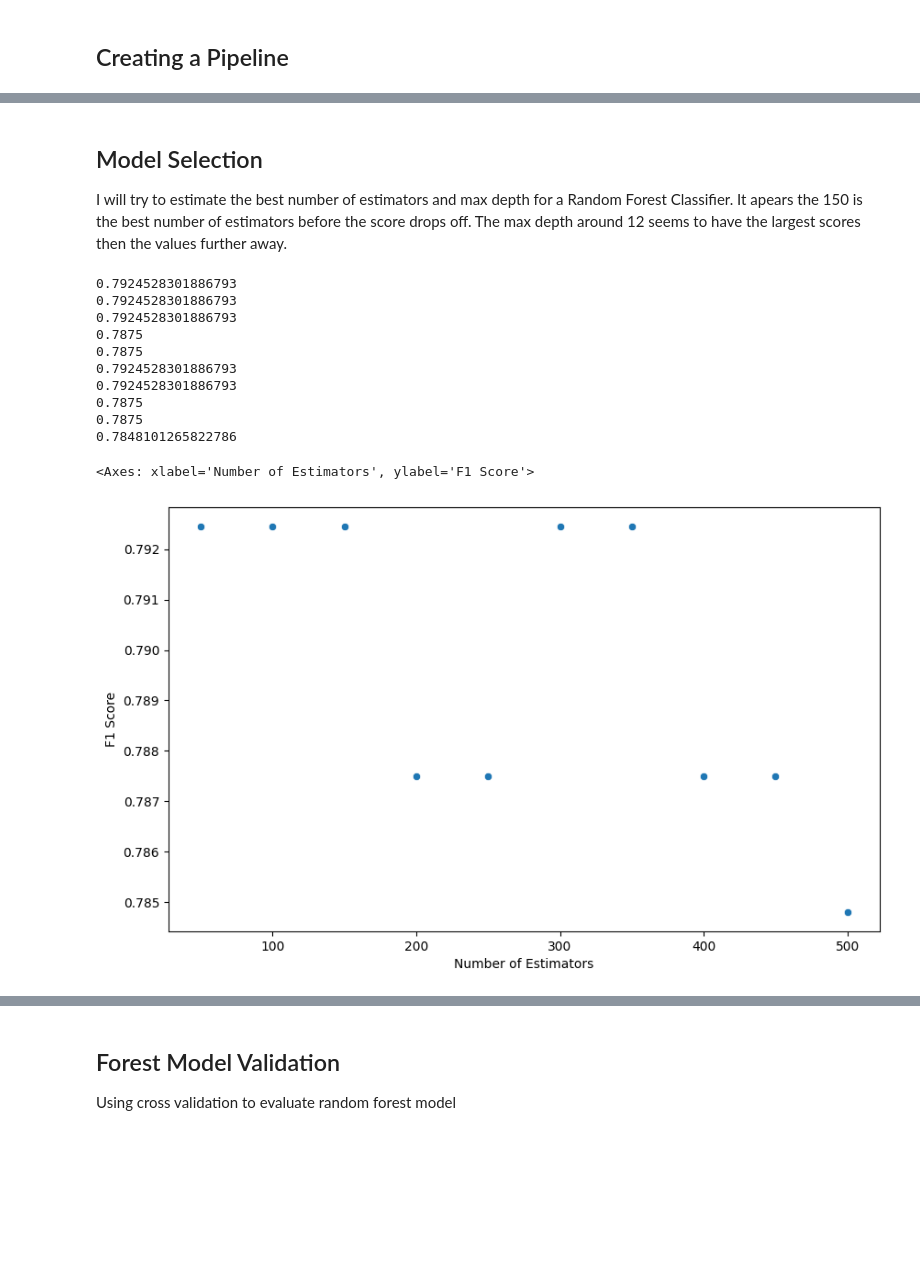
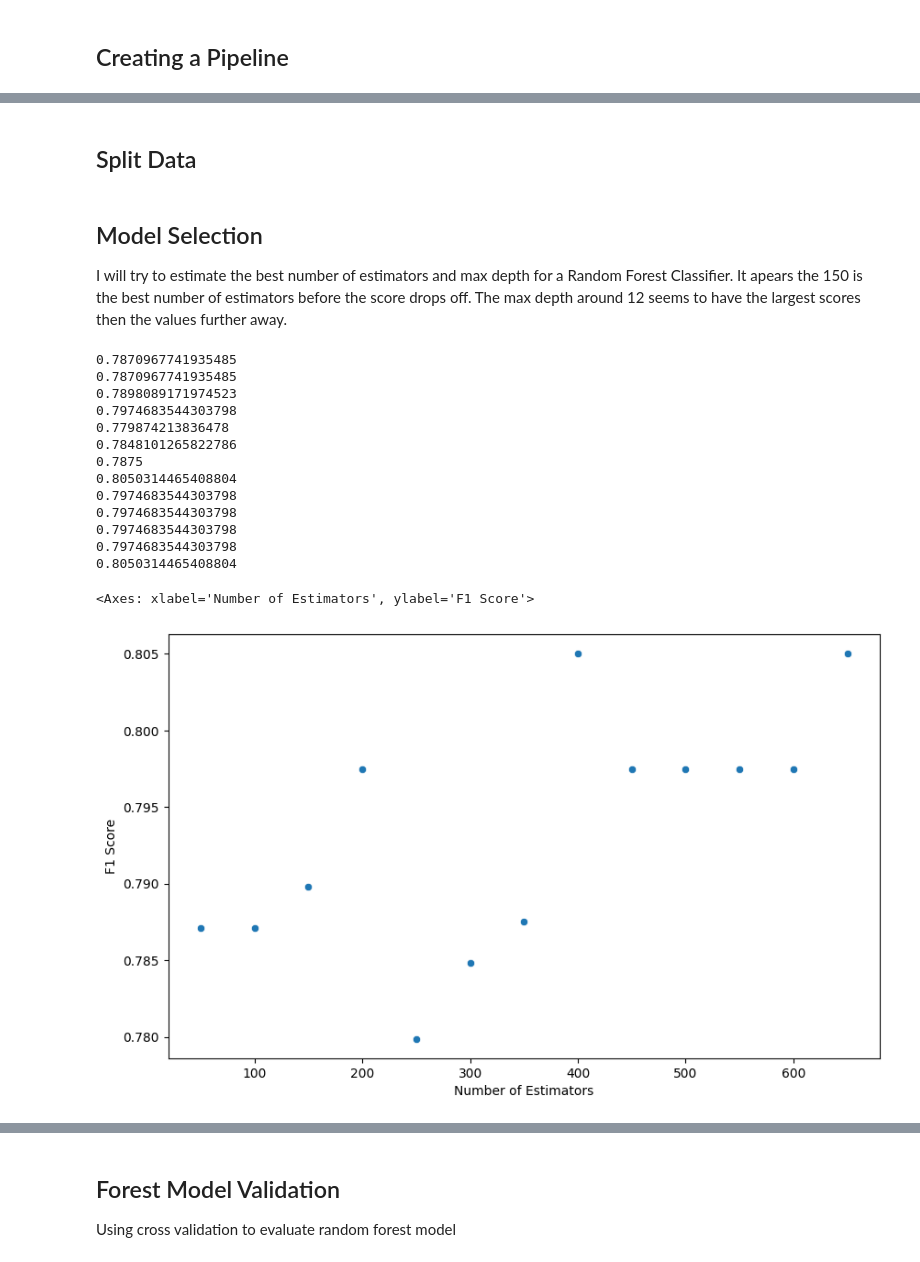
Before and after one commit to gclembo/kaggle-titanic-predictions, a Jupyter notebook: kaggle-titanic-predictions.ipynb, the cells around one changed output, grey strips where cells are left out. Saved outputs shown, nothing was run; the diff lists cells and outputs as text; code cells hidden in the pictures; blank space fills up the shorter version.

```diff
--- a/kaggle-titanic-predictions.ipynb
+++ b/kaggle-titanic-predictions.ipynb
@@ -150,19 +97,18 @@ from sklearn.impute import SimpleImputer
 from sklearn.preprocessing import OneHotEncoder
 from category_encoders import TargetEncoder
 
-num_features = X_train.columns[X_train.dtypes != "object"]
-cat_features = X_train.columns[X_train.dtypes == "object"]
+def generate_preprocessor(X):
+    num_features = X.columns[X.dtypes != "object"]
+    cat_features = X.columns[X.dtypes == "object"]
 
-num_transformer = SimpleImputer(strategy="median").set_output(transform="pandas")
-cat_transformer = Pipeline(steps=[
-    ("imputer", SimpleImputer(strategy="most_frequent")),
-    ("encoder", OneHotEncoder(handle_unknown="ignore", sparse_output=False))
-])
+    num_transformer = SimpleImputer(strategy="median").set_output(transform="pandas")
+    cat_transformer = Pipeline(steps=[
+        ("imputer", SimpleImputer(strategy="most_frequent")),
+        ("encoder", OneHotEncoder(handle_unknown="ignore", sparse_output=False))
+    ])
 
-preprocessor = ColumnTransformer(transformers=[
-    ("num", num_transformer, num_features),
-    ("cat", cat_transformer, cat_features)
-]).set_output(transform="pandas")
-
-X_train_dummies = preprocessor.fit_transform(X_train, y_train)
-X_val_dummies = preprocessor.transform(X_val)
+    preprocessor = ColumnTransformer(transformers=[
+        ("num", num_transformer, num_features),
+        ("cat", cat_transformer, cat_features)
+    ]).set_output(transform="pandas")
+    return preprocessor
@@ -169,3 +186,20 @@ X_val_dummies = preprocessor.transform(X_val)
+# %% [markdown]
+## Split Data
+# %%
+from sklearn.model_selection import train_test_split
+
+y = train_data["Survived"]
+
+features = ["Pclass", "Sex", "Age", "Fare", "Embarked", "Married",
+       "Master", "name_len", "fam", "cabin_num", "cabin_char",
+       "ticket_num"]
+X = train_data[features]
+
+X_train, X_val, y_train, y_val = train_test_split(X, y, random_state=123)
+
+preprocessor = generate_preprocessor(X_train)
+X_train_dummies = preprocessor.fit_transform(X_train, y_train)
+X_val_dummies = preprocessor.transform(X_val)
 # %% [markdown]
 ## Model Selection
 
@@ -173,36 +207,39 @@ I will try to estimate the best number of estimators and max depth for a Random
 # %%
 from sklearn.ensemble import RandomForestClassifier
 from sklearn.metrics import f1_score
 
 
-n = list(range(50, 550, 50))
+n = list(range(50, 700, 50))
 scores = []
 
 for i in n:
     model = RandomForestClassifier(n_estimators=i, max_depth=10, random_state=123)
     model.fit(X_train_dummies, y_train)
     train_predictions = model.predict(X_val_dummies)
     score = f1_score(y_val, train_predictions)
     scores.append(score)
     print(score)
 
 plt.figure(figsize=(10,6))
 plt.ylabel("F1 Score")
 plt.xlabel("Number of Estimators")
 sns.scatterplot(x=n, y=scores)
 # %% [output]
-0.7924528301886793
-0.7924528301886793
-0.7924528301886793
+0.7870967741935485
+0.7870967741935485
+0.7898089171974523
+0.7974683544303798
+0.779874213836478
+0.7848101265822786
 0.7875
-0.7875
-0.7924528301886793
-0.7924528301886793
-0.7875
-0.7875
-0.7848101265822786
+0.8050314465408804
+0.7974683544303798
+0.7974683544303798
+0.7974683544303798
+0.7974683544303798
+0.8050314465408804
 <Axes: xlabel='Number of Estimators', ylabel='F1 Score'>
-[figure, old version]
+[figure, new version]
 # %%
 n = list(range(5, 20, 1))
 scores = []
```
Also changed, not shown: parts of 24 cells of this notebook.
